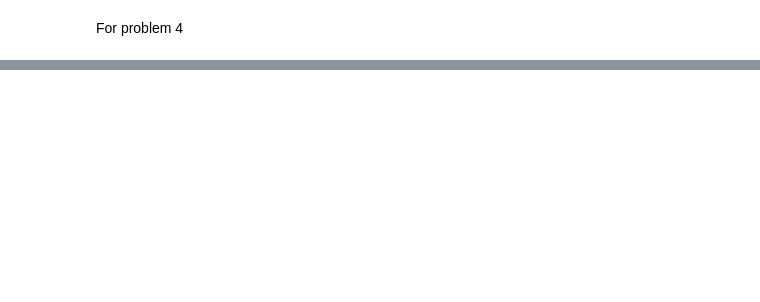
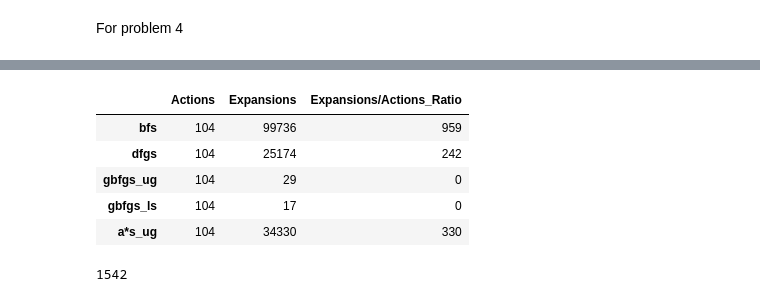
Before and after one commit to Lawrence-Krukrubo/Building-a-Forward-Planning-Agent, a Jupyter notebook: forward_planning_agent_analysis.ipynb, the cells around one changed output, grey strips where cells are left out. Saved outputs shown, nothing was run; the diff lists cells and outputs as text; code cells hidden in the pictures; blank space fills up the shorter version.

```diff
--- a/forward_planning_agent_analysis.ipynb
+++ b/forward_planning_agent_analysis.ipynb
@@ -93,0 +104,6 @@ prob_4
+# %%
+index_12 = ['bfs','dfgs','ucs','gbfgs_ug','gbfgs_ls','gbfgs_ml','gbfgs_sl','a*s_ug','a*s_ls','a*s_ml','a*s_sl']
+index_34 = ['bfs', 'dfgs', 'gbfgs_ug', 'gbfgs_ls', 'a*s_ug', 'a*s_ls']
+# %%
+chart = prob_4.loc[:,['Actions', 'Expansions']]
+chart.head()
@@ -93,0 +121,3 @@ prob_4
+# %%
+chart.index = index_34
+chart.head()
@@ -93,0 +131,14 @@ prob_4
+# %%
+chart['Expansions/Actions_Ratio'] = np.round(chart['Expansions'] // chart['Actions'])
+chart.head()
+# %% [output]
+|  | Actions | Expansions | Expansions/Actions_Ratio |
+| bfs | 104 | 99736 | 959 |
+| dfgs | 104 | 25174 | 242 |
+| gbfgs_ug | 104 | 29 | 0 |
+| gbfgs_ls | 104 | 17 | 0 |
+| a*s_ug | 104 | 34330 | 330 |
+# %%
+sum(chart['Expansions/Actions_Ratio'])
+# %% [output]
+1542
```
Also changed, not shown: parts of 12 cells of this notebook.
